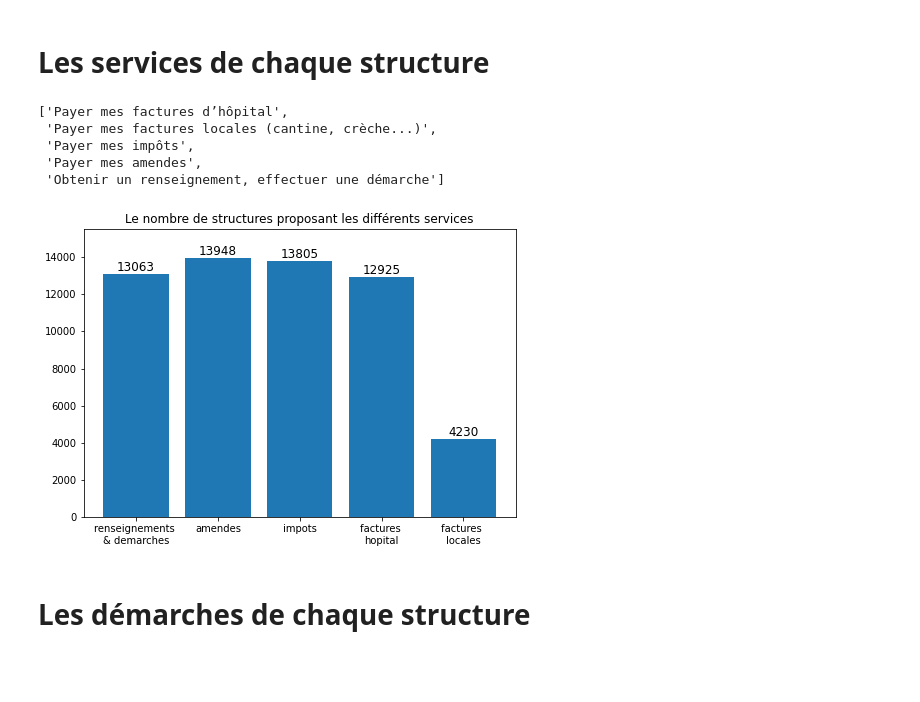
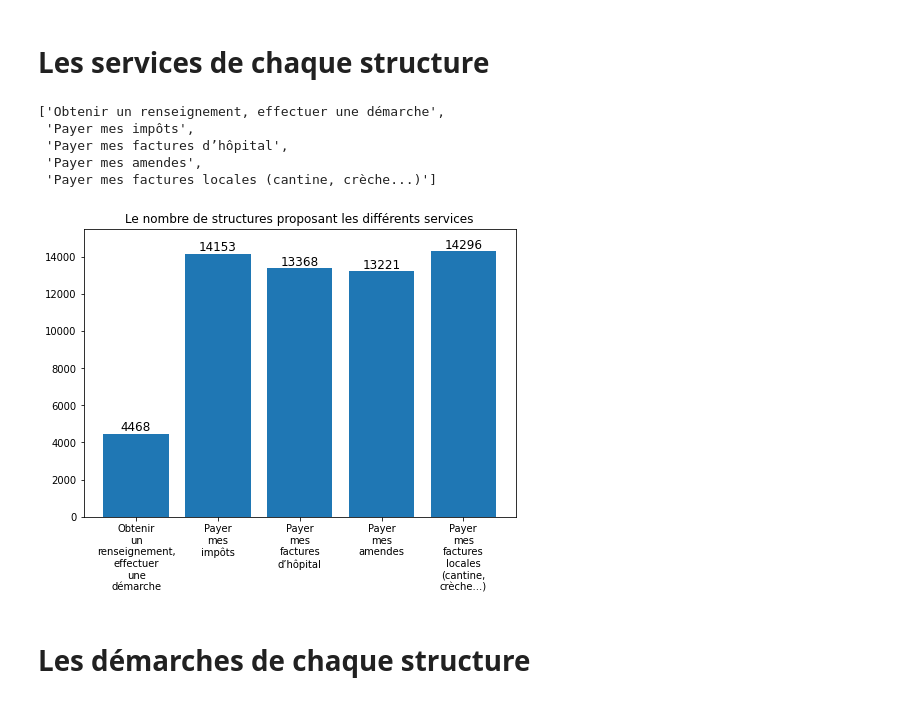
Before and after one commit to t-morvan/OptimDGFiP, a Jupyter notebook: notebooks/services_demarches.ipynb, the cells around one changed output. Drawn from its saved outputs; the diff is of its cells as text; code cells hidden in the pictures; blank space fills up the shorter version.

```diff
--- a/notebooks/services_demarches.ipynb
+++ b/notebooks/services_demarches.ipynb
@@ -6,8 +6,7 @@ import pandas as pd
 import matplotlib.pyplot as plt
 import geopandas as gpd
 # %%
-from dgfip.read import get_structures
-data = get_structures()
+data = pd.read_csv("../dgfip/data/coordonnees-des-structures-dgfip.csv", sep=";")
 # %% [markdown]
 # Les services de chaque structure
 # %%
@@ -20,27 +19,27 @@ for a in service_values:
 all_services = list(set(all_services))
 all_services
 # %% [output]
-['Payer mes factures d’hôpital',
- 'Payer mes factures locales (cantine, crèche...)',
+['Obtenir un renseignement, effectuer une démarche',
  'Payer mes impôts',
+ 'Payer mes factures d’hôpital',
  'Payer mes amendes',
- 'Obtenir un renseignement, effectuer une démarche']
+ 'Payer mes factures locales (cantine, crèche...)']
 # %%
 df_service = pd.DataFrame(columns=all_services)
 for serv in all_services:
     df_service[serv] = data.service.str.contains(serv, regex=False)
 # %%
-X = ["renseignements \n& demarches", "amendes", "impots","factures \nhopital", "factures \nlocales"]
+X = df_service.columns.str.replace(' ', '\n')
 fig = plt.figure()
 ax = fig.add_axes([0,0,1,1])
 ax.bar(X, df_service.sum().values)
 for i, val in enumerate(df_service.sum().values):
     ax.annotate(val, xy=(i, val), ha='center', va='bottom', fontsize=12)
 plt.ylim(0, 15500)
 plt.title("Le nombre de structures proposant les différents services")
 plt.show()
 # %% [output]
-[figure, old version]
+[figure, new version]
 # %% [markdown]
 # Les démarches de chaque structure
 # %%
```
Also changed, not shown: parts of 1 cell of this notebook, 19 other files.
